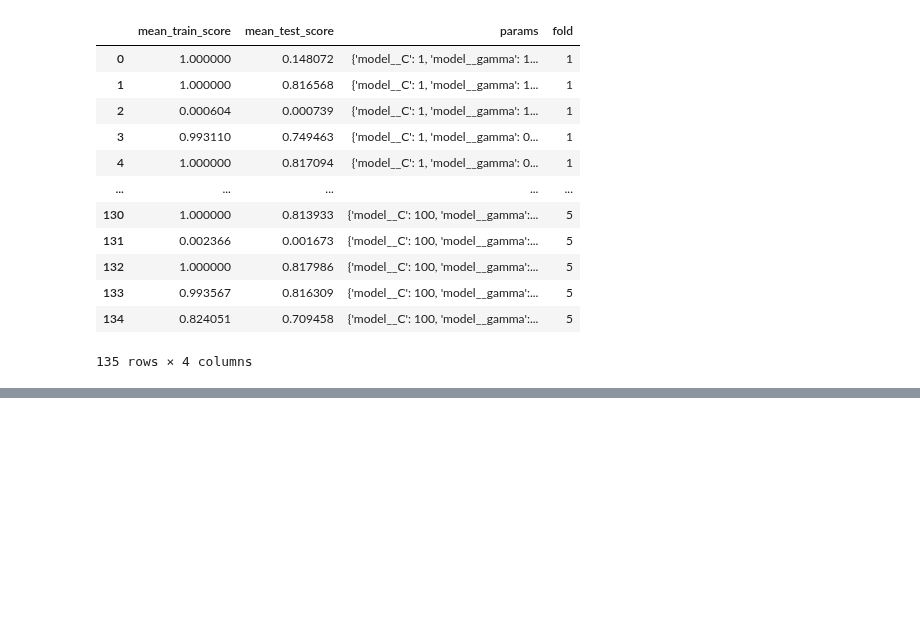
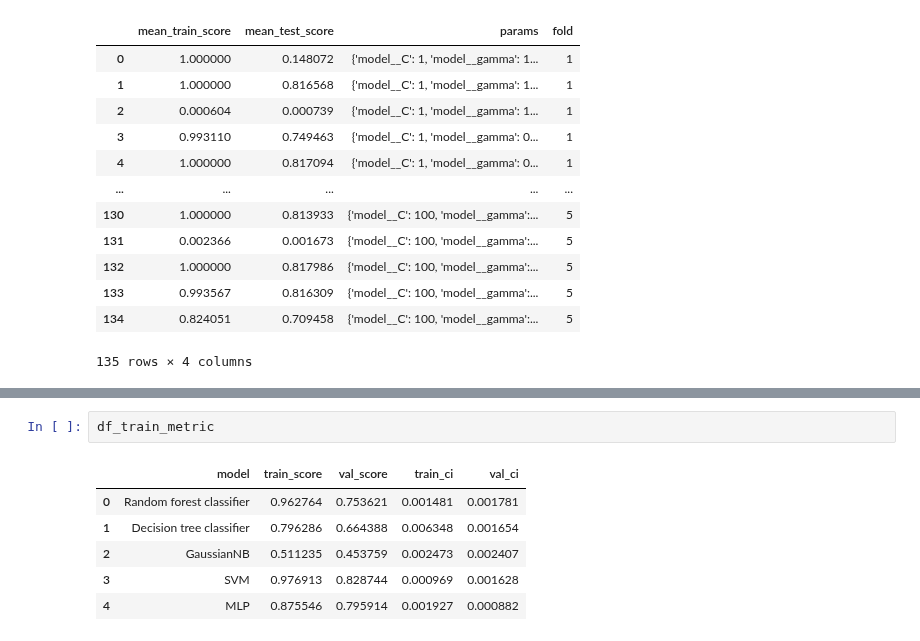
Before and after one commit to prushh/movie-lens-mlp, a Jupyter notebook: notebooks/3.0-performance-analysis.ipynb, the cells around one changed output, grey strips where cells are left out. Drawn from its saved outputs; the diff is of its cells as text; blank space fills up the shorter version.

```diff
--- a/notebooks/3.0-performance-analysis.ipynb
+++ b/notebooks/3.0-performance-analysis.ipynb
@@ -262 +238,10 @@ naive_val
 600 rows × 26 columns
+# %%
+df_train_metric
+# %% [output]
+|  | model | train_score | val_score | train_ci | val_ci |
+| 0 | Random forest classifier | 0.962764 | 0.753621 | 0.001481 | 0.001781 |
+| 1 | Decision tree classifier | 0.796286 | 0.664388 | 0.006348 | 0.001654 |
+| 2 | GaussianNB | 0.511235 | 0.453759 | 0.002473 | 0.002407 |
+| 3 | SVM | 0.976913 | 0.828744 | 0.000969 | 0.001628 |
+| 4 | MLP | 0.875546 | 0.795914 | 0.001927 | 0.000882 |
```
Also changed, not shown: parts of 8 cells of this notebook, 2 other files.
